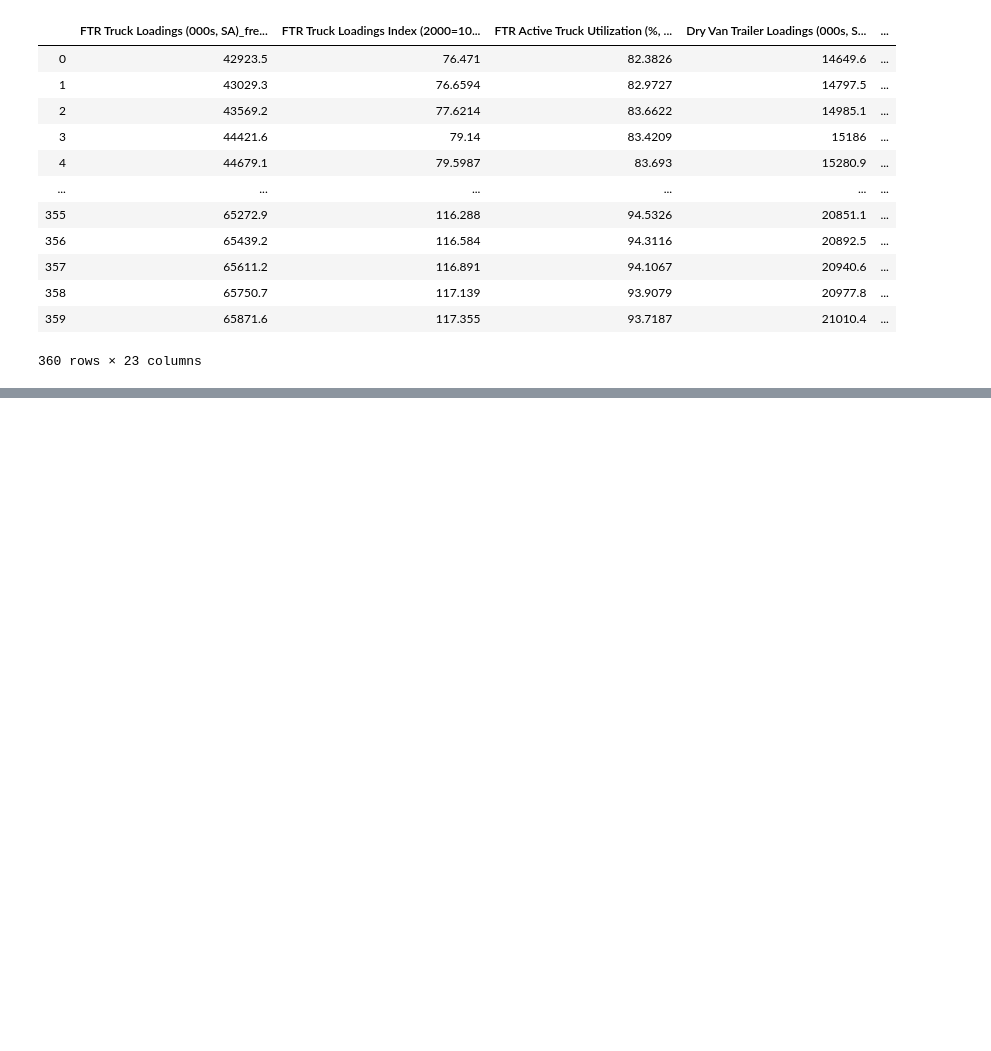
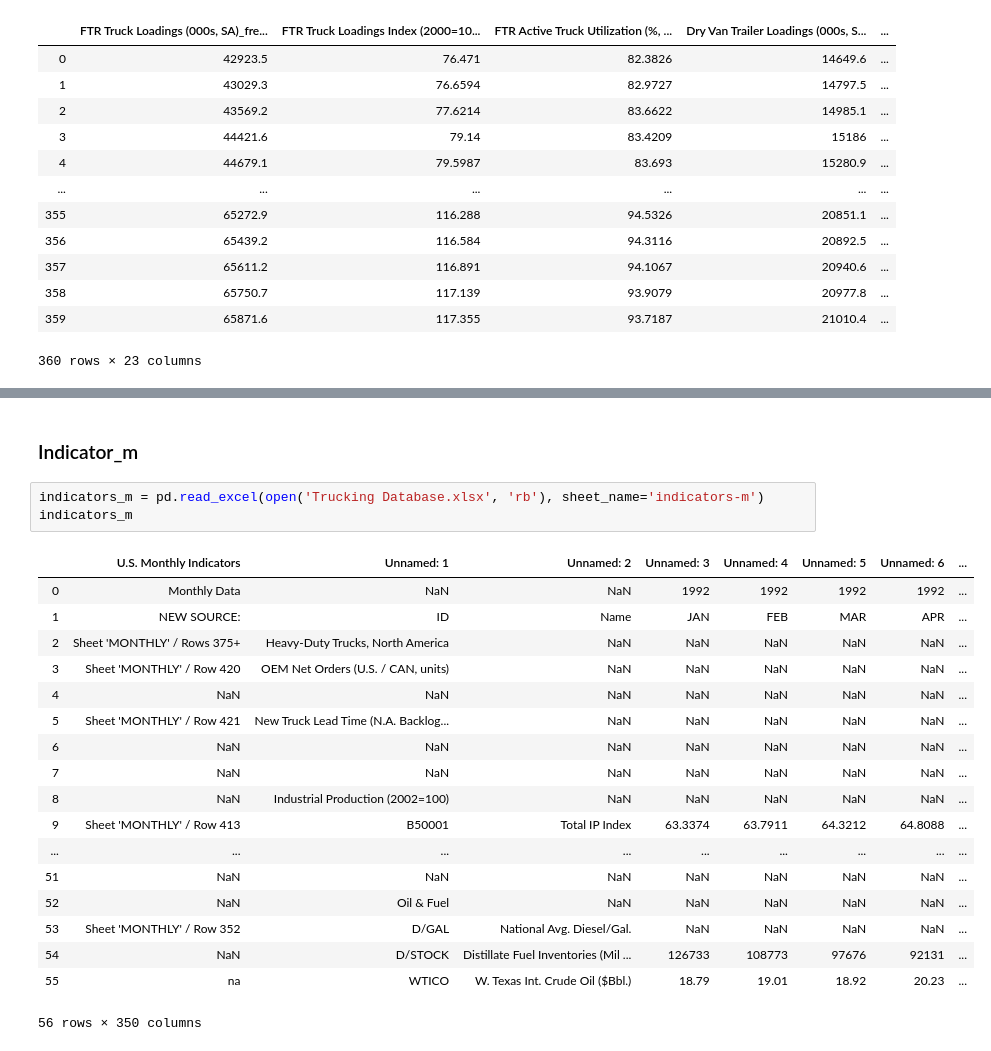
Before and after one commit to rnair7163/LabelMaster_Sales_Forecasting, a Jupyter notebook: trucking_database.ipynb, the cells around one changed output, grey strips where cells are left out. Drawn from its saved outputs; the diff is of its cells as text; blank space fills up the shorter version.

```diff
--- a/trucking_database.ipynb
+++ b/trucking_database.ipynb
@@ -134,0 +212,24 @@ freight_m
+# %% [markdown]
+### Indicator_m
+# %%
+indicators_m = pd.read_excel(open('Trucking Database.xlsx', 'rb'), sheet_name='indicators-m')
+indicators_m
+# %% [output]
+|  | U.S. Monthly Indicators | Unnamed: 1 | Unnamed: 2 | Unnamed: 3 | Unnamed: 4 | Unnamed: 5 | Unnamed: 6 | ... |
+| 0 | Monthly Data | NaN | NaN | 1992 | 1992 | 1992 | 1992 | ... |
+| 1 | NEW SOURCE: | ID | Name | JAN | FEB | MAR | APR | ... |
+| 2 | Sheet 'MONTHLY' / Rows 375+ | Heavy-Duty Trucks, North America | NaN | NaN | NaN | NaN | NaN | ... |
+| 3 | Sheet 'MONTHLY' / Row 420 | OEM Net Orders (U.S. / CAN, units) | NaN | NaN | NaN | NaN | NaN | ... |
+| 4 | NaN | NaN | NaN | NaN | NaN | NaN | NaN | ... |
+| 5 | Sheet 'MONTHLY' / Row 421 | New Truck Lead Time (N.A. Backlog... | NaN | NaN | NaN | NaN | NaN | ... |
+| 6 | NaN | NaN | NaN | NaN | NaN | NaN | NaN | ... |
+| 7 | NaN | NaN | NaN | NaN | NaN | NaN | NaN | ... |
+| 8 | NaN | Industrial Production (2002=100) | NaN | NaN | NaN | NaN | NaN | ... |
+| 9 | Sheet 'MONTHLY' / Row 413 | B50001 | Total IP Index | 63.3374 | 63.7911 | 64.3212 | 64.8088 | ... |
+| ... | ... | ... | ... | ... | ... | ... | ... | ... |
+| 51 | NaN | NaN | NaN | NaN | NaN | NaN | NaN | ... |
+| 52 | NaN | Oil & Fuel | NaN | NaN | NaN | NaN | NaN | ... |
+| 53 | Sheet 'MONTHLY' / Row 352 | D/GAL | National Avg. Diesel/Gal. | NaN | NaN | NaN | NaN | ... |
+| 54 | NaN | D/STOCK | Distillate Fuel Inventories (Mil ... | 126733 | 108773 | 97676 | 92131 | ... |
+| 55 | na | WTICO | W. Texas Int. Crude Oil ($Bbl.) | 18.79 | 19.01 | 18.92 | 20.23 | ... |
+56 rows × 350 columns
```
Also changed, not shown: parts of 20 cells of this notebook.
